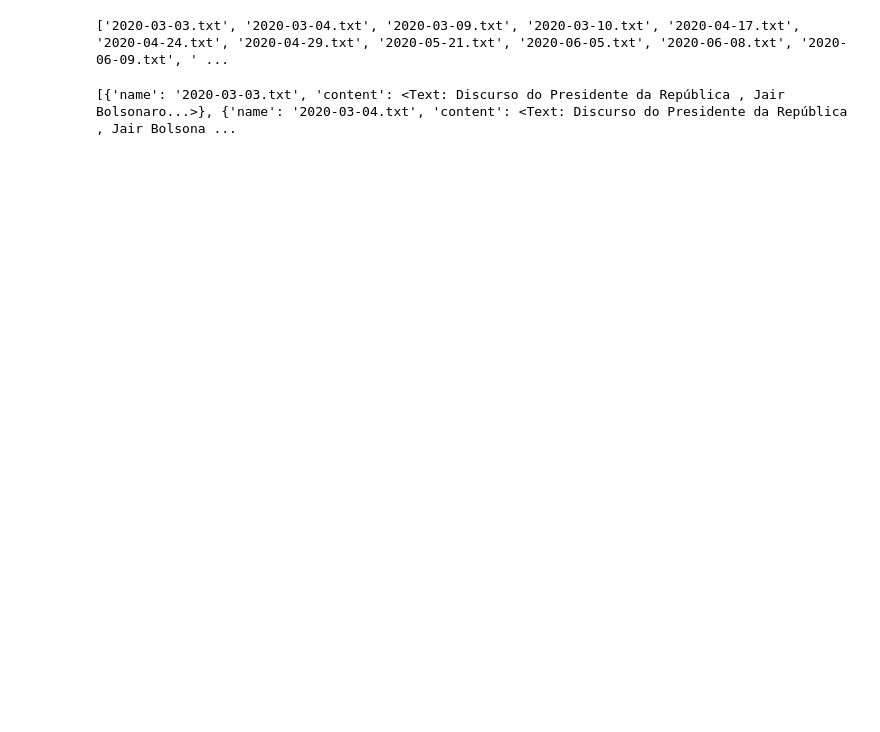
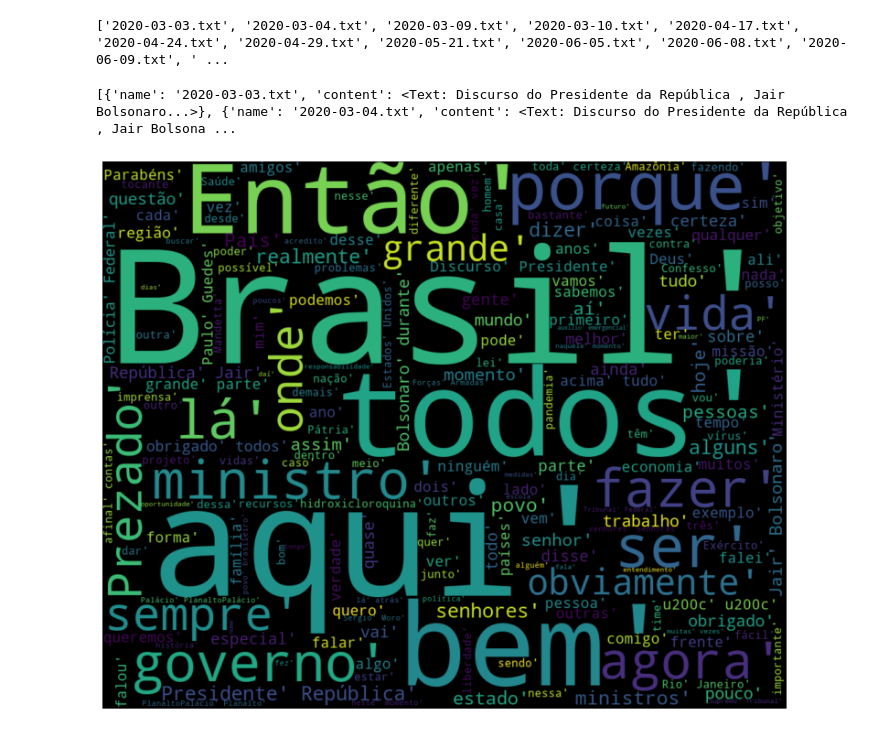
Before and after one commit to anapaulamendes/analise-de-sentimentos-discursos-presidente-na-pandemia, a Jupyter notebook: analise/analise-de-sentimentos.ipynb, the cells around one changed output. Cells and saved outputs as stored; diff of their text form; code cells hidden in the pictures; blank space fills up the shorter version.

Commit message:
Add wordcloud

```diff
--- a/analise/analise-de-sentimentos.ipynb
+++ b/analise/analise-de-sentimentos.ipynb
@@ -29,3 +31,22 @@ for fileid in wordLists.fileids():
 print(texts)
 # %% [output]
 [{'name': '2020-03-03.txt', 'content': <Text: Discurso do Presidente da República , Jair Bolsonaro...>}, {'name': '2020-03-04.txt', 'content': <Text: Discurso do Presidente da República , Jair Bolsona ...
+# %%
+# Gera uma nuvem de palavras
+
+words = []
+
+for fileid in wordLists.fileids():
+    for word in wordLists.words(fileid):
+        if word.lower() not in stop_words:
+            words.append(word)
+
+words = str(words)
+
+wordcloud = WordCloud(width=1000, height=800, margin=0).generate(words)
+plt.figure(figsize=(20, 11))
+plt.imshow(wordcloud, interpolation="bilinear")
+plt.axis("off")
+plt.margins(x=0, y=0)
+# %% [output]
+[figure, added]
```
Also changed, not shown: parts of 1 cell of this notebook, 1 other file.
